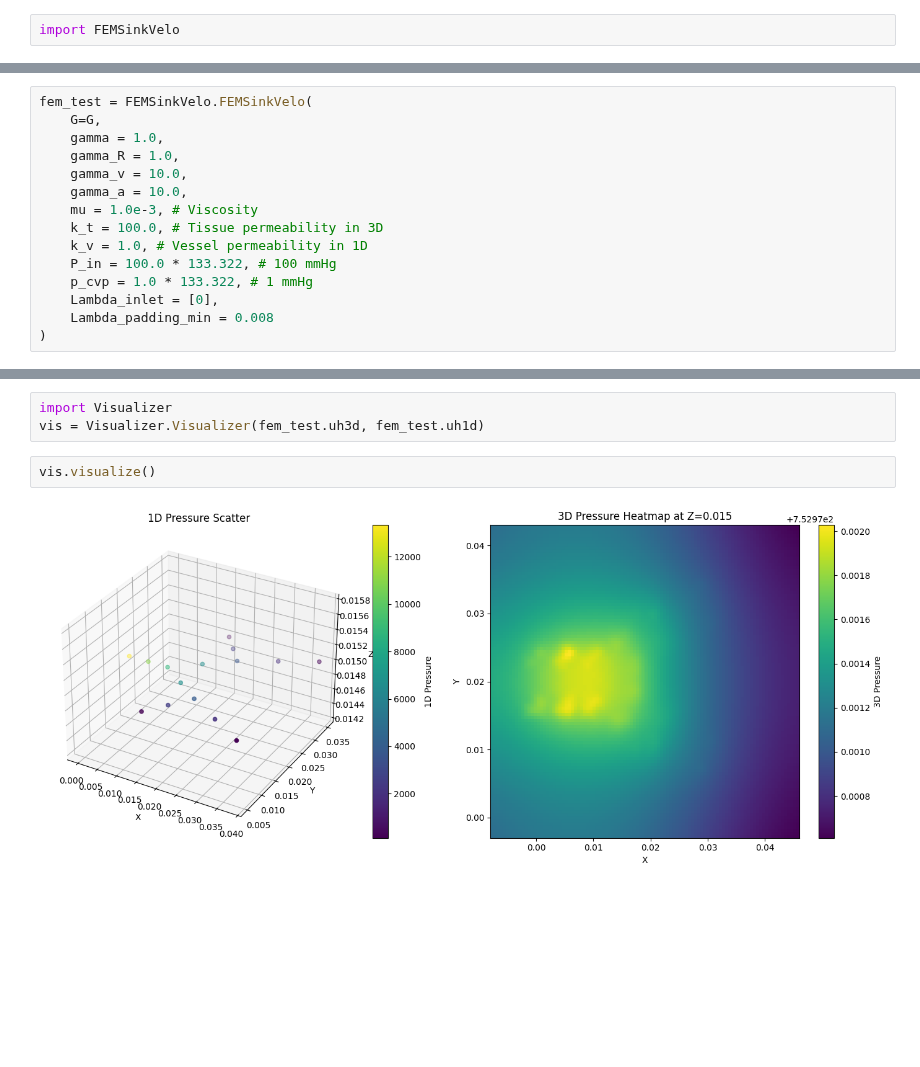
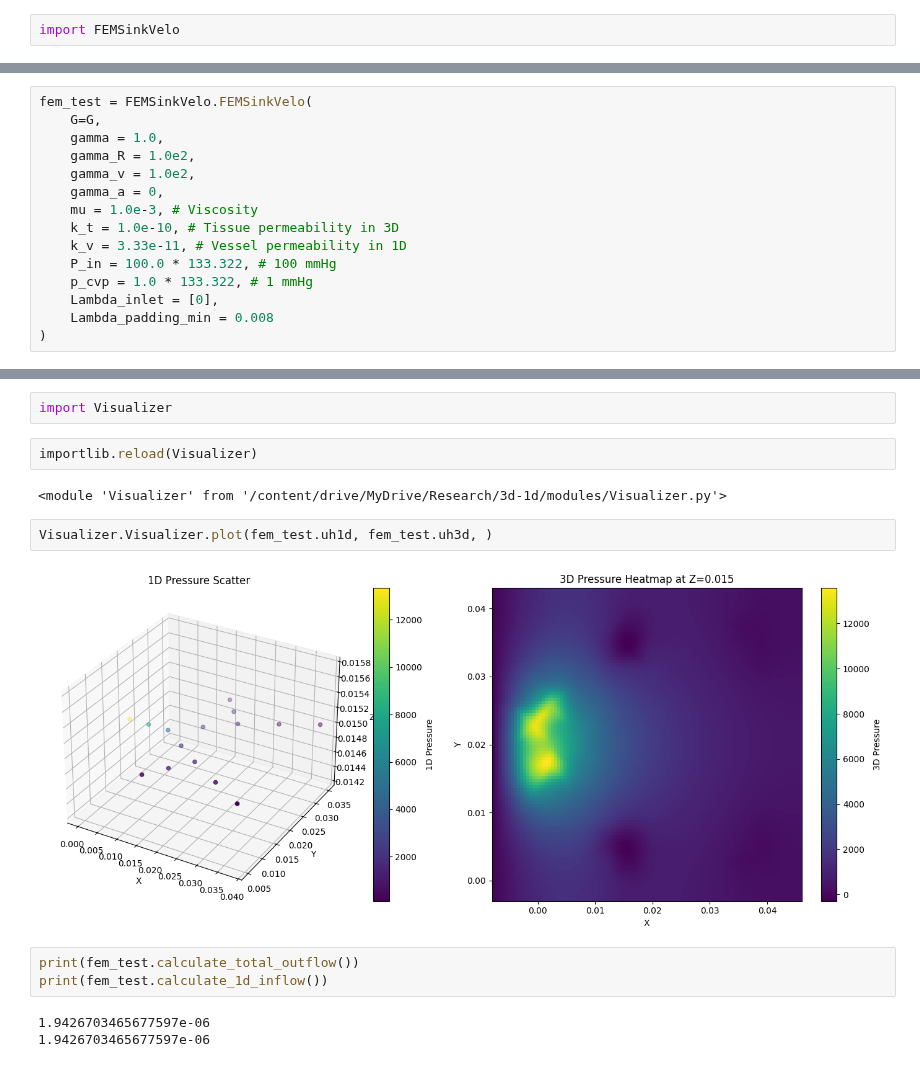
Before and after one commit to isosafrasaurus/multihepatic, a Jupyter notebook: 3D1D.ipynb, the cells around one changed output, grey strips where cells are left out. Cells and saved outputs as stored; diff of their text form; blank space fills up the shorter version.

```diff
--- a/3D1D.ipynb
+++ b/3D1D.ipynb
@@ -186,12 +174,12 @@ import FEMSinkVelo
 fem_test = FEMSinkVelo.FEMSinkVelo(
     G=G,
     gamma = 1.0,
-    gamma_R = 1.0,
-    gamma_v = 10.0,
-    gamma_a = 10.0,
+    gamma_R = 1.0e2,
+    gamma_v = 1.0e2,
+    gamma_a = 0,
     mu = 1.0e-3, # Viscosity
-    k_t = 100.0, # Tissue permeability in 3D
-    k_v = 1.0, # Vessel permeability in 1D
+    k_t = 1.0e-10, # Tissue permeability in 3D
+    k_v = 3.33e-11, # Vessel permeability in 1D
     P_in = 100.0 * 133.322, # 100 mmHg
     p_cvp = 1.0 * 133.322, # 1 mmHg
     Lambda_inlet = [0],
@@ -203,7 +210,16 @@ Applied BC! Non-empty list
-# %%
-import Visualizer
-vis = Visualizer.Visualizer(fem_test.uh3d, fem_test.uh1d)
-# %%
-vis.visualize()
-# %% [output]
-[figure, removed]
+# %%
+import Visualizer
+# %%
+importlib.reload(Visualizer)
+# %% [output]
+<module 'Visualizer' from '/content/drive/MyDrive/Research/3d-1d/modules/Visualizer.py'>
+# %%
+Visualizer.Visualizer.plot(fem_test.uh1d, fem_test.uh3d, )
+# %% [output]
+[figure, added]
+# %%
+print(fem_test.calculate_total_outflow())
+print(fem_test.calculate_1d_inflow())
+# %% [output]
+1.9426703465677597e-06
+1.9426703465677597e-06
```
Also changed, not shown: parts of 9 cells of this notebook, 22 other files.
